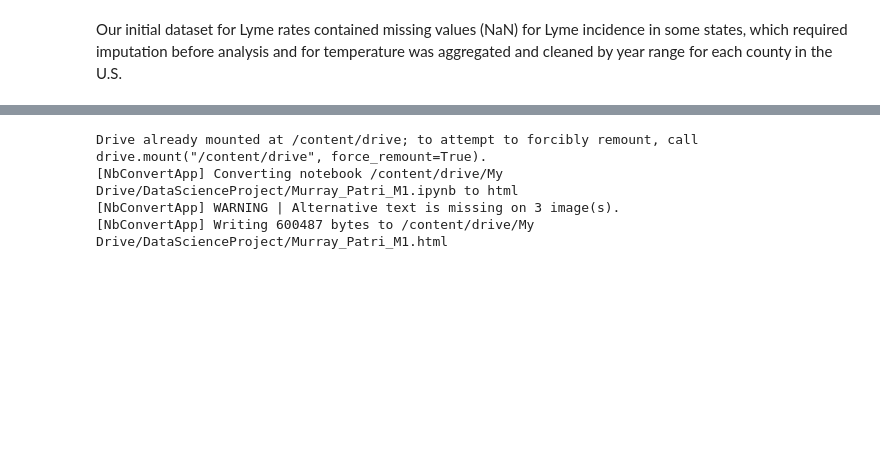
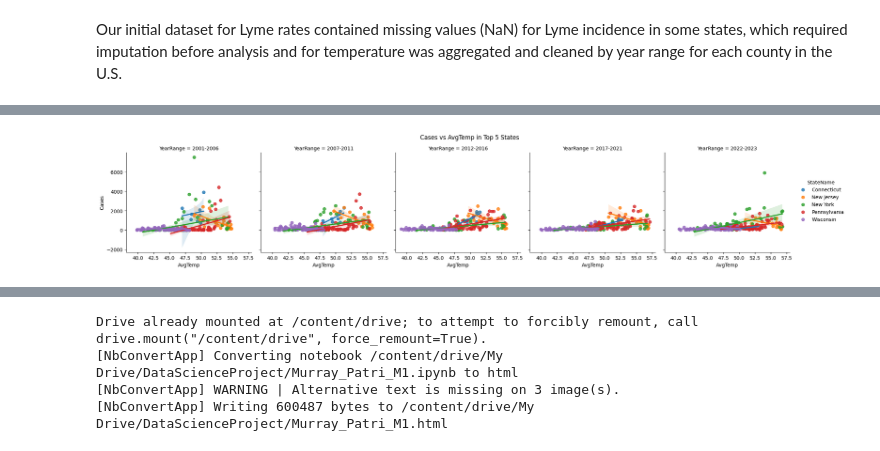
Before and after one commit to mayapatri/mayapatri.github.io, a Jupyter notebook: Murray_Patri_M2.ipynb, the cells around one changed output, grey strips where cells are left out. Cells and saved outputs as stored; diff of their text form; code cells hidden in the pictures; blank space fills up the shorter version.

```diff
--- a/Murray_Patri_M2.ipynb
+++ b/Murray_Patri_M2.ipynb
@@ -237,0 +67,10 @@ Top 5 States: Strongest Negative Relationship Between Temp and Cases
+# %%
+# Top 5 states
+top_states = MERGED_df.groupby('StateName')['Cases'].sum().nlargest(5).index.tolist()
+top_merged = MERGED_df[MERGED_df['StateName'].isin(top_states)]
+sns.lmplot(data=top_merged, x='AvgTemp', y='Cases', hue='StateName', col='YearRange', height=4, aspect=1)
+plt.subplots_adjust(top=0.85)
+plt.suptitle('Cases vs AvgTemp in Top 5 States')
+plt.show()
+# %% [output]
+[figure, added]
```
Also changed, not shown: parts of 11 cells of this notebook.
